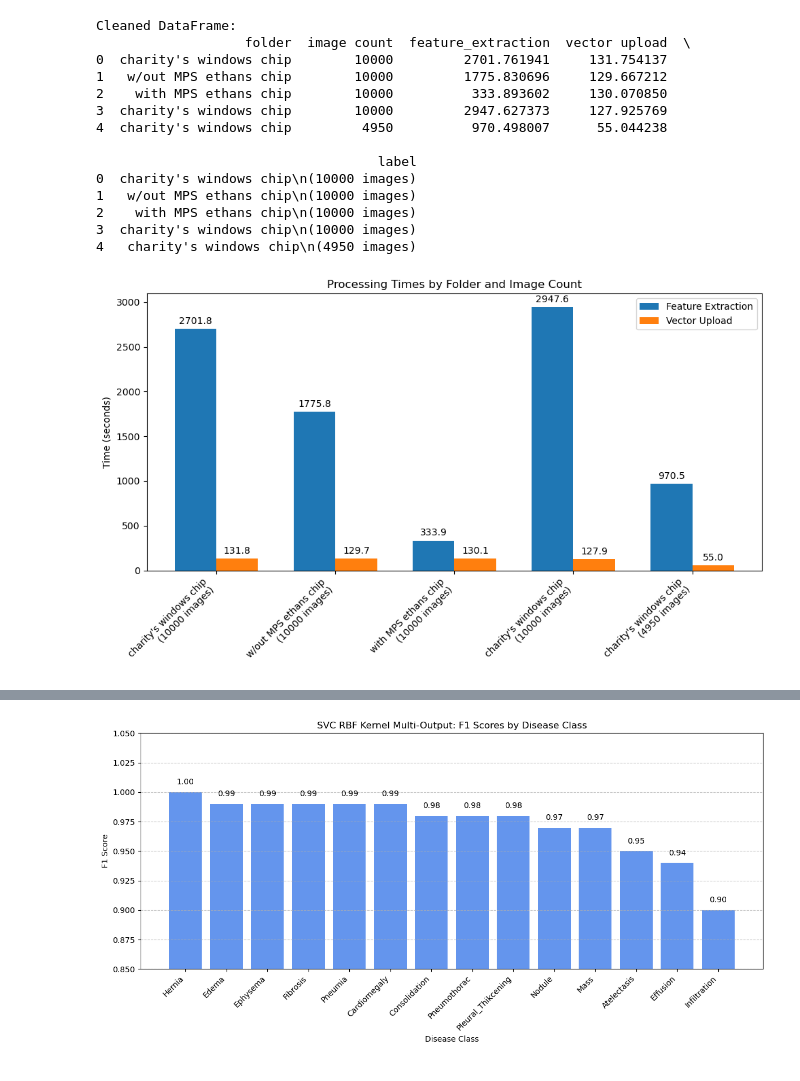
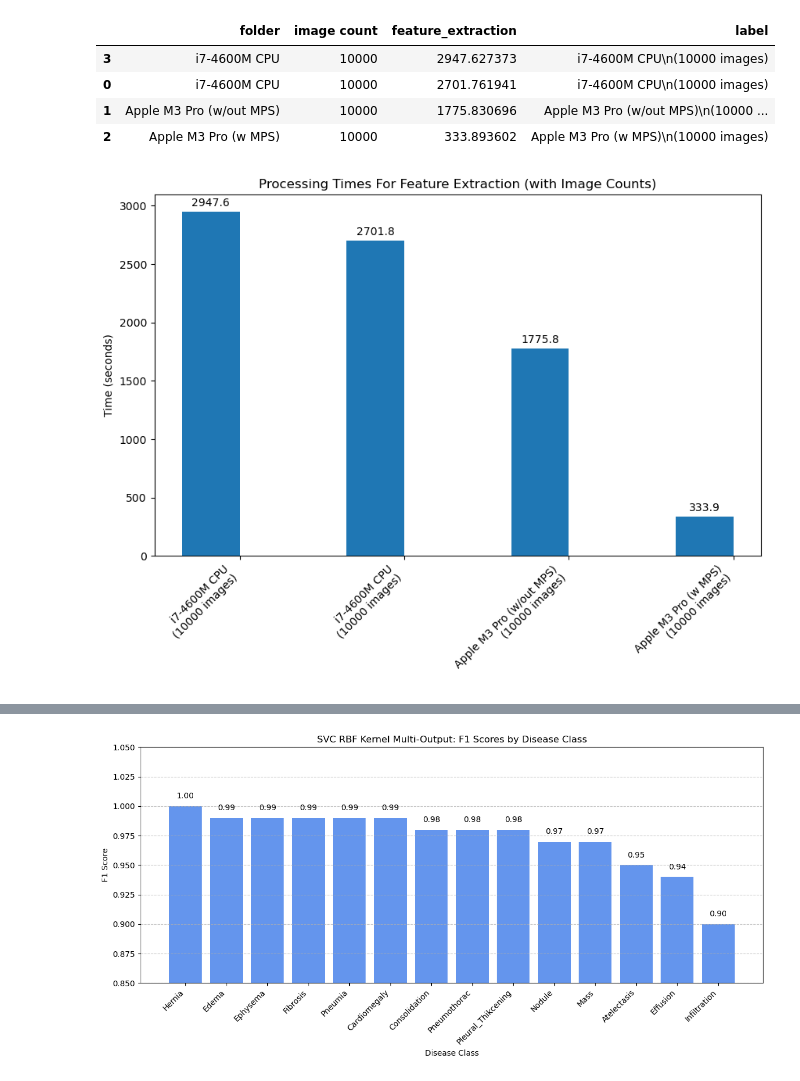
Before and after one commit to vivaanjhaveri/chest-xray, a Jupyter notebook: visualizations.ipynb, the cells around one changed output, grey strips where cells are left out. Saved outputs shown, nothing was run; the diff lists cells and outputs as text; code cells hidden in the pictures.

Commit message:
Visualizations for presentation

```diff
--- a/gpu_chart.ipynb
+++ b/visualizations.ipynb
@@ -6,95 +7,64 @@ import io
 # Read the data
 
 # Define the raw data as a multi-line string (tab-delimited)
-data = """folder	image count	feature_extraction	vector upload
-charity's windows chip	10000	2701.761941	131.7541366
-w/out MPS ethans chip	10000	1775.830696	129.66721200942993 seconds
-with MPS ethans chip	10000	333.89360189437866 seconds	130.0708498954773 seconds ---
-charity's windows chip	10000	2947.627373456955 seconds	127.92576885223389 seconds
-charity's windows chip	4950	970.4980070590973 seconds	55.044238328933716 seconds ---"""
+data = """folder	image count	feature_extraction
+i7-4600M CPU	10000	2701.761941
+Apple M3 Pro (w/out MPS)	10000	1775.830696
+Apple M3 Pro (w MPS)	10000	333.89360189437866 seconds
+i7-4600M CPU	10000	2947.627373456955 seconds"""
 
 # Read the data into a DataFrame
-df = pd.read_csv(io.StringIO(data), sep='\t')
+df_unsort = pd.read_csv(io.StringIO(data), sep='\t')
 
 # Clean the 'feature_extraction' and 'vector upload' columns:
-df['feature_extraction'] = (
+df_unsort['feature_extraction'] = (
     df['feature_extraction']
     .astype(str)
     .str.replace(' seconds', '', regex=False)
     .str.strip()
     .astype(float)
 )
-df['vector upload'] = (
-    df['vector upload']
-    .astype(str)
-    .str.replace(' seconds', '', regex=False)
-    .str.replace(' ---', '', regex=False)
-    .str.strip()
-    .astype(float)
-)
 
 # Create a new label column that includes the folder name and image count
-df['label'] = df['folder'] + "\n(" + df['image count'].astype(str) + " images)"
+df_unsort['label'] = df_unsort['folder'] + "\n(" + df_unsort['image count'].astype(str) + " images)"
 
-print("Cleaned DataFrame:")
-print(df)
+df = df_unsort.sort_values('feature_extraction', ascending=False)
+df
 # %% [output]
-Cleaned DataFrame:
-                   folder  image count  feature_extraction  vector upload  \
-0  charity's windows chip        10000         2701.761941     131.754137
-1   w/out MPS ethans chip        10000         1775.830696     129.667212
-2    with MPS ethans chip        10000          333.893602     130.070850
-3  charity's windows chip        10000         2947.627373     127.925769
-4  charity's windows chip         4950          970.498007      55.044238
-
-                                    label
-0  charity's windows chip\n(10000 images)
-1   w/out MPS ethans chip\n(10000 images)
-2    with MPS ethans chip\n(10000 images)
-3  charity's windows chip\n(10000 images)
-4   charity's windows chip\n(4950 images)
+|  | folder | image count | feature_extraction | label |
+| 3 | i7-4600M CPU | 10000 | 2947.627373 | i7-4600M CPU\n(10000 images) |
+| 0 | i7-4600M CPU | 10000 | 2701.761941 | i7-4600M CPU\n(10000 images) |
+| 1 | Apple M3 Pro (w/out MPS) | 10000 | 1775.830696 | Apple M3 Pro (w/out MPS)\n(10000 ... |
+| 2 | Apple M3 Pro (w MPS) | 10000 | 333.893602 | Apple M3 Pro (w MPS)\n(10000 images) |
 # %%
 # Bar chart
 # Visualize the data using a grouped bar chart to compare feature extraction and vector upload times
 fig, ax = plt.subplots(figsize=(10, 6))
 width = 0.35  # Width of each bar
 
 indices = range(len(df))
 
 # Plot feature extraction times
 bars1 = ax.bar(indices, df['feature_extraction'], width, label='Feature Extraction')
 
-# Plot vector upload times next to them
-bars2 = ax.bar([i + width for i in indices], df['vector upload'], width, label='Vector Upload')
-
 # Set x-ticks to the middle of the grouped bars with our new label (folder name + image count)
 ax.set_xticks([i + width/2 for i in indices])
 ax.set_xticklabels(df['label'], rotation=45, ha='right')
 
 # Add labels and title
 ax.set_ylabel('Time (seconds)')
-ax.set_title('Processing Times by Folder and Image Count')
-ax.legend()
+ax.set_title('Processing Times For Feature Extraction (with Image Counts)')
 
 # Optionally annotate each bar with its height value for clarity
 for bar in bars1:
     height = bar.get_height()
     ax.annotate(f'{height:.1f}',
                 xy=(bar.get_x() + bar.get_width() / 2, height),
                 xytext=(0, 3),  # Offset text above the bar
                 textcoords="offset points",
                 ha='center', va='bottom')
 
-for bar in bars2:
-    height = bar.get_height()
-    ax.annotate(f'{height:.1f}',
-                xy=(bar.get_x() + bar.get_width() / 2, height),
-                xytext=(0, 3),  # Offset text above the bar
-                textcoords="offset points",
-                ha='center', va='bottom')
-
-plt.tight_layout()
 plt.show()
 # %% [output]
-[figure, old version]
+[figure, new version]
 # %%
```
Also changed, not shown: parts of 2 cells of this notebook.
